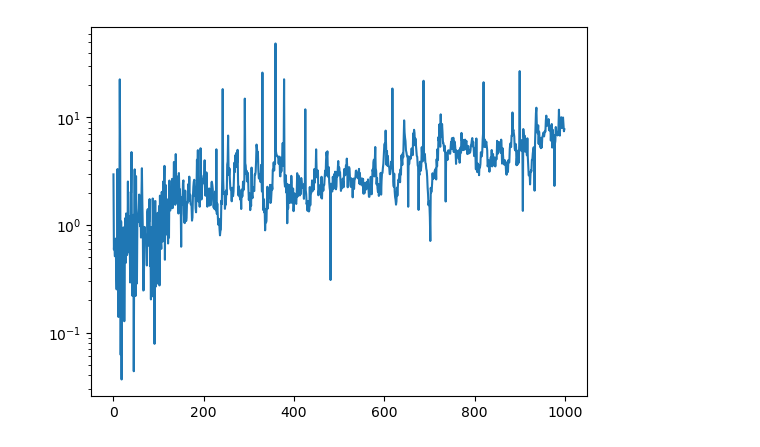
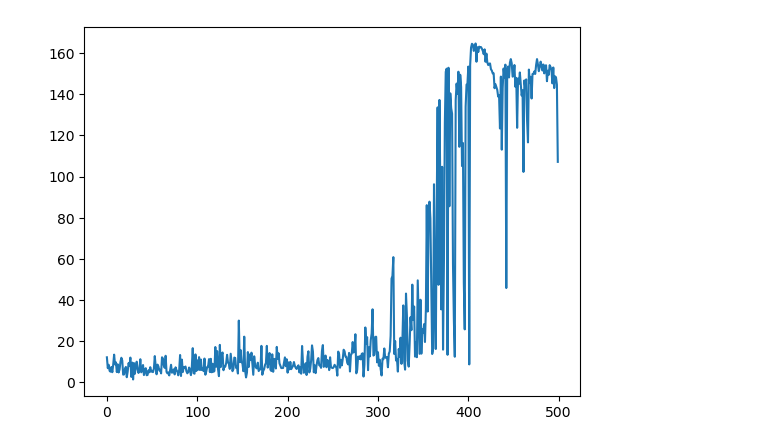
Before and after one commit to liziyao99/multi-debris-avoidance, a Jupyter notebook: test.ipynb, the cells around one changed output. Saved outputs shown, nothing was run; the diff lists cells and outputs as text; code cells hidden in the pictures.

```diff
--- a/test.ipynb
+++ b/test.ipynb
@@ -21,12 +23,12 @@ T.train(10, 100)
 # %%
 log = np.load("../model/log.npz")
 plt.close("all")
-plt.plot(log["critic_loss"])
-plt.yscale("log")
+plt.plot(log["true_values"])
+# plt.yscale("log")
 plt.show()
 log.close()
 # %% [output]
-[figure, old version]
+[figure, new version]
 # %%
 import torch
 import numpy as np
```
Also changed, not shown: parts of 14 cells of this notebook, 11 other files.
